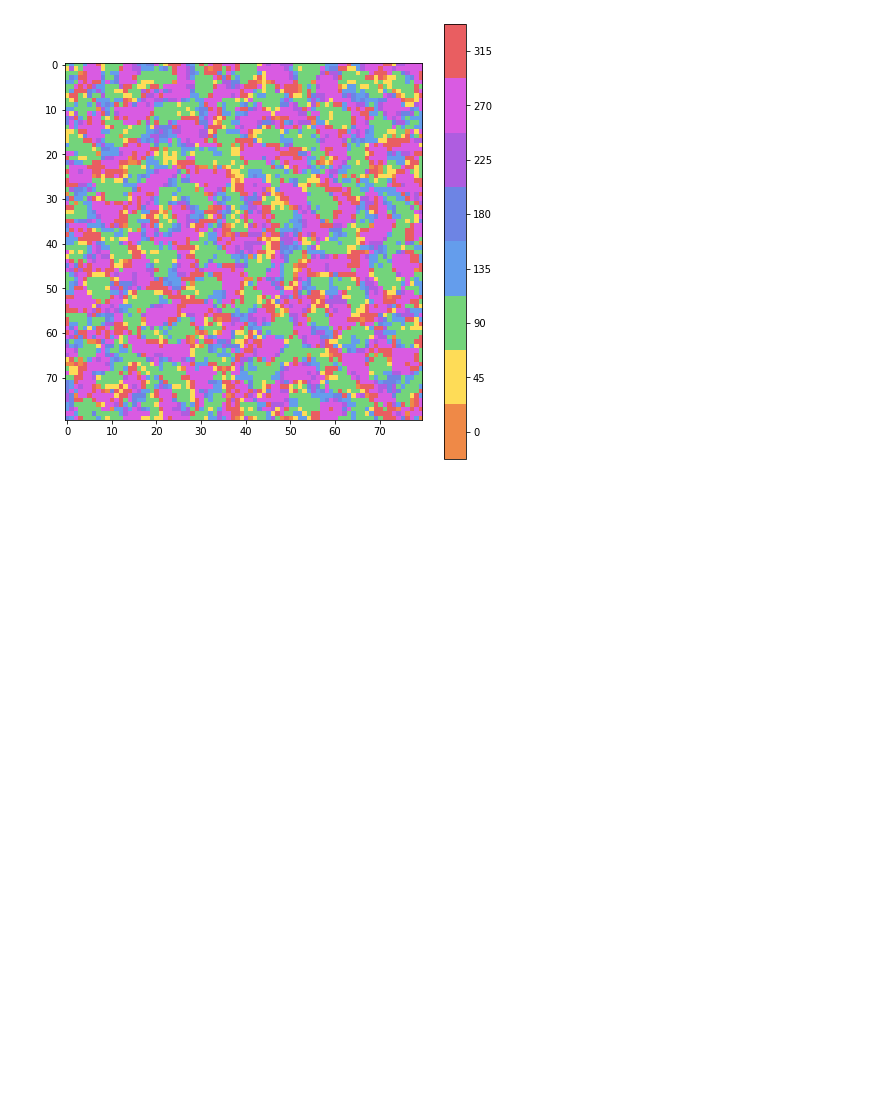
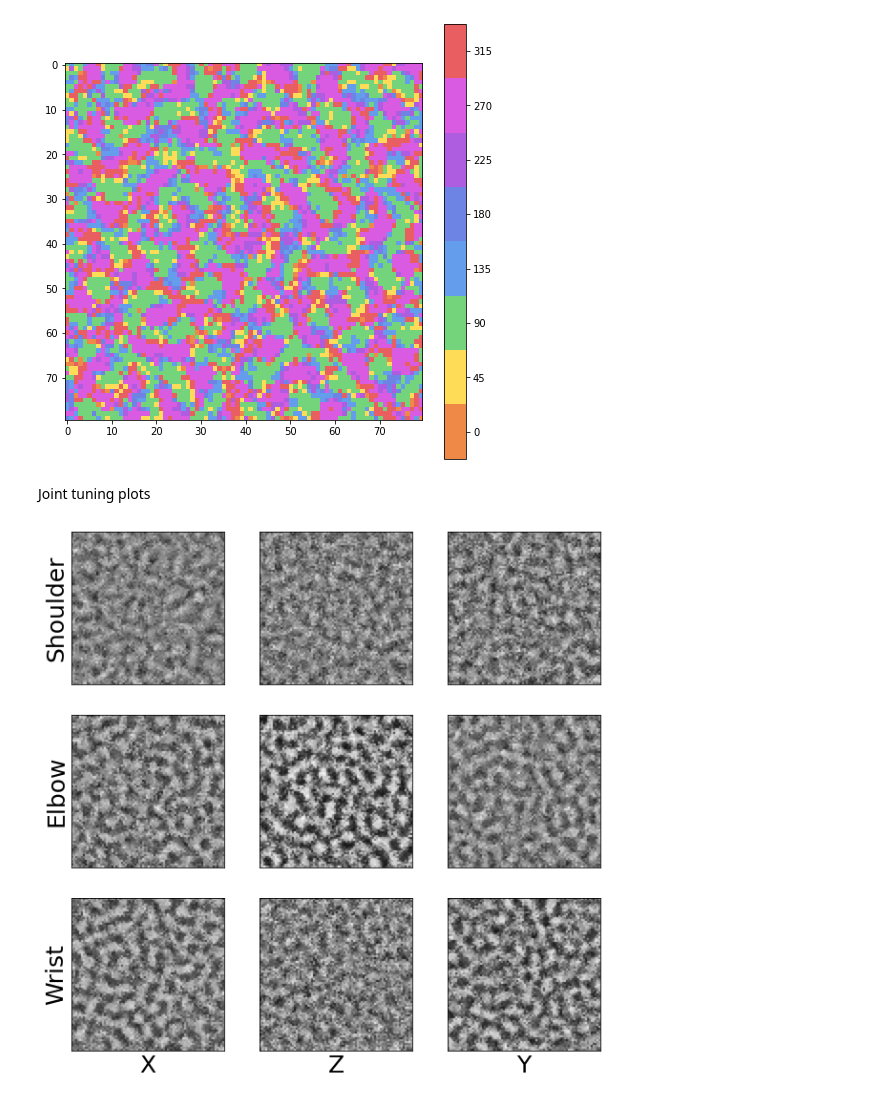
Before and after one commit to maxdgrogan/topographic-vae, a Jupyter notebook: tutorial.ipynb, the cells around one changed output. Drawn from its saved outputs; the diff is of its cells as text; code cells hidden in the pictures; blank space fills up the shorter version.

```diff
--- a/tutorial.ipynb
+++ b/tutorial.ipynb
@@ -361,3 +362,14 @@ Plot PD map
 plot_PD_map(PDs)
 # %% [output]
 [figure]
+# %% [markdown]
+Joint tuning plots
+# %%
+# Simulate individual joints moving in isolation and pass to model
+perturbation_input = generate_perturbation_input(natural_data)
+latent_perturbations = generate_latent_perturbations(model, perturbation_input)
+
+# Calculate and plot correlations between neurons and joints
+plot_joint_correlations(latent_perturbations, perturbation_input.cpu())
+# %% [output]
+[figure, added]
```
Also changed, not shown: parts of 4 cells of this notebook, 1 other file.
